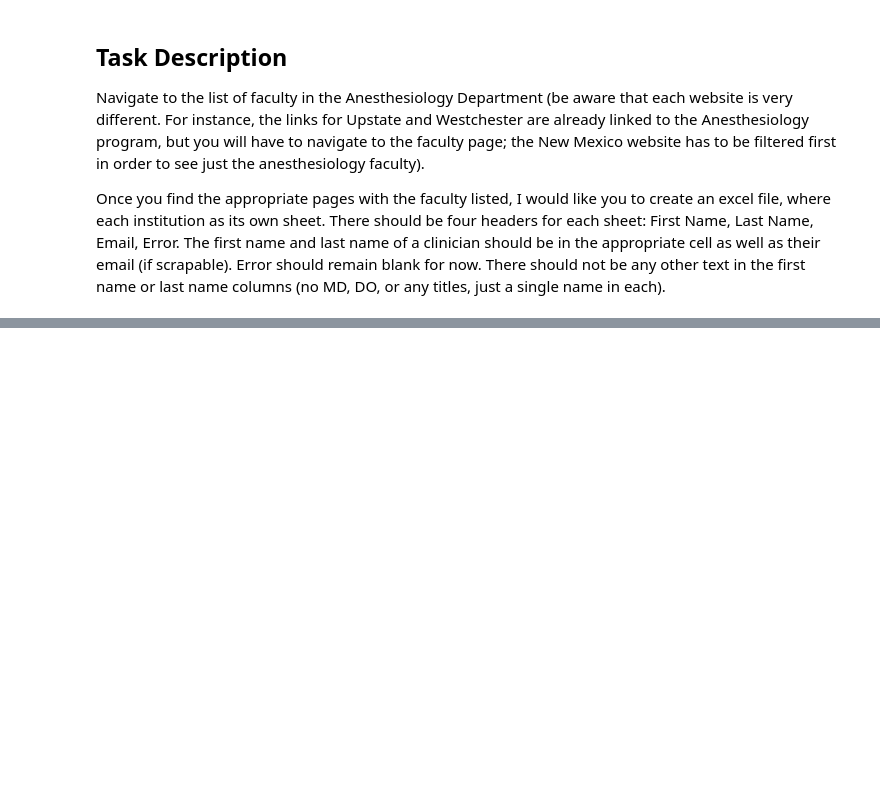
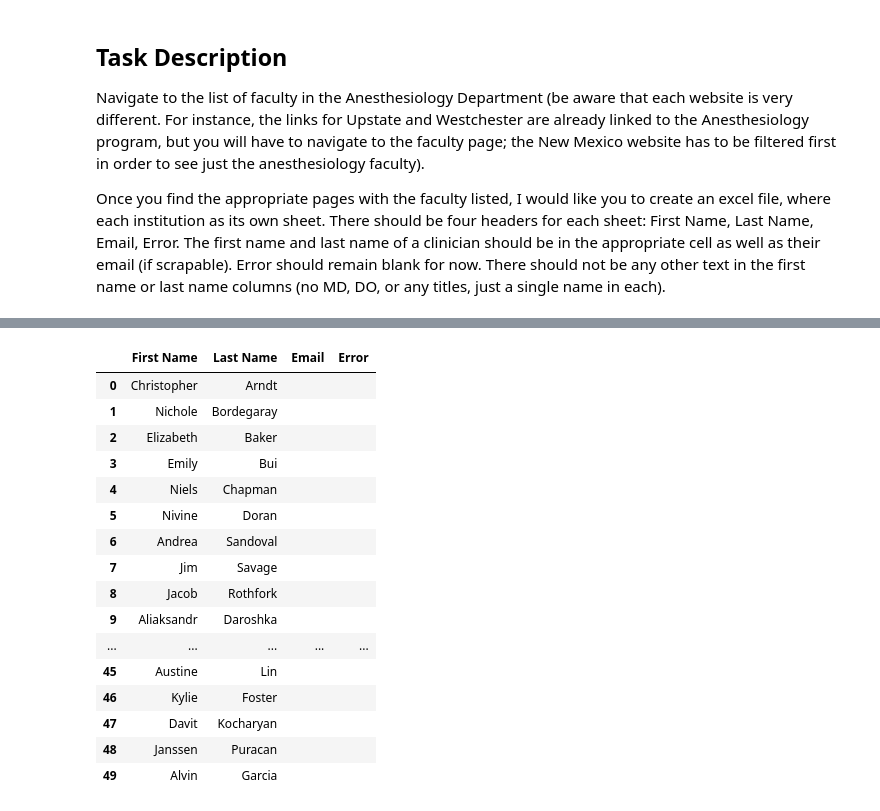
Before and after one commit to zeyad-mansour/clinical-faculty-scraper, a Jupyter notebook: Main.ipynb, the cells around one changed output, grey strips where cells are left out. Cells and saved outputs as stored; diff of their text form; code cells hidden in the pictures; blank space fills up the shorter version.

```diff
--- a/Main.ipynb
+++ b/Main.ipynb
@@ -30,12 +66,8 @@ WARNING: Skipping /opt/homebrew/lib/python3.11/site-packages/certifi-2024.2.2.di
 # %%
-from bs4 import BeautifulSoup
-import requests
-import pandas as pd
-
 # Define URLs for each institution
 urls = {
-    #"UNM": "https://hsc.unm.edu/directory/",
-    #"Upstate": "https://www.upstate.edu/anesthesiology/about-us/index.php",
+    "UNM": "https://hsc.unm.edu/directory/index.json",
+    "Upstate": "https://www.upstate.edu/anesthesiology/about-us/faculty.php",
     "Westchester": "https://www.westchestermedicalcenter.org/anesthesiology-residency-program",
 }
 
@@ -51,13 +83,63 @@ def extract_faculty_data(url, institution_name):
 
     if "hsc.unm.edu" in url:
         # Logic for University of New Mexico
-        # ... (Add your specific code here to extract faculty data and append to faculty_data list)
-        pass
+        data = response.json()
+
+        # Filter for Anesthesiology faculty
+        anesthesiology_faculty = [
+            faculty
+            for faculty in data["faculty"]
+            if "SOM - Anesthesiology" in faculty.get("departments", [])
+        ]
+
+        # Extract and format data
+        faculty_data = []
+        for faculty in anesthesiology_faculty:
+            first_name = faculty["firstName"].strip()
+            last_name = faculty["lastName"].strip()
+            email = ""  # Email not available in this dataset
+            faculty_data.append([first_name, last_name, email, ""])
+
 
     elif "upstate.edu" in url:
         # Logic for Upstate Medical University
-        # ... (Add your specific code here to extract faculty data and append to faculty_data list)
-        pass
+        faculty_page = soup.find("div", {"id": "faculty_page"})
+
+        for link in faculty_page.find_all('a', href=True):
+            response = requests.get(url + link['href'])
+            person_page = BeautifulSoup(response.content, 'html.parser')
+
+            person_page = person_page.find("div", {"class": "block-email"})
+            email_image_link = person_page.find("img")["src"]
+
+            # Run OCR on image to extract email
+            email = ""
+            try:
+                # Download and read the image
+                image_data = requests.get(email_image_link).content
+                image = Image.open(BytesIO(image_data))
+                image = add_whitespace_border(image, border_size=20)  # Add 20px border
+
+                # OCR with configuration
+                email = pytesseract.image_to_string(image, config='--psm 6')# Assume single line of text (email)
+                email = email.strip()  # Remove whitespace
+            except Exception as e:
+                print(f"Error extracting email: {e}")
+
+            split_text = link.contents[0].split(",")
+
+            if len(split_text) > 1:
+                full_name = split_text[0]
+                full_name = full_name.split(".")
+                if len(full_name) > 1:
+                    first_name = full_name[0] + "."
+                    last_name = full_name[-1]
+                    faculty_data.append([first_name.strip(), last_name.strip(), email.strip(), ""])
+                else:
+                    full_name = split_text[0].split(" ")
+                    first_name = full_name[0]
+                    last_name = full_name[-1]
+                    faculty_data.append([first_name.strip(), last_name.strip(), email.strip(), ""])
 
     elif "westchestermedicalcenter.org" in url:
         # Logic for Westchester Medical Center
@@ -77,37 +159,53 @@ def extract_faculty_data(url, institution_name):
                     full_name = full_name.split(".")
                     if len(full_name) > 1:
                         first_name = full_name[0] + "."
-                        last_name = full_name[1]
+                        last_name = full_name[-1]
                         faculty_data.append([first_name.strip(), last_name.strip(), "", ""])
                     else:
                         full_name = split_text[0].split(" ")
                         first_name = full_name[0]
-                        last_name = full_name[1]
+                        last_name = full_name[-1]
                         faculty_data.append([first_name.strip(), last_name.strip(), "", ""])
         else:
             print(f"Error: 'Faculty' heading not found on the {name} webpage.")
 
     else:
         print(f"Unsupported website: {url}")
         return
 
     # Create a pandas DataFrame
     df = pd.DataFrame(faculty_data)
 
     # Set the column headers (order matters)
     df.columns = ["First Name", "Last Name", "Email", "Error"]
 
-    display(df)
-
     return df
 
 # Iterate through URLs and extract faculty data for each institution
 for institution_name, url in urls.items():
     dfs[institution_name] = extract_faculty_data(url, institution_name)
 
 file_name = "anesthesiology_faculty.xlsx"
 with pd.ExcelWriter(file_name, engine='xlsxwriter') as writer:
     # Write each DataFrame to a separate sheet in the Excel file
     for institution_name, df in dfs.items():
         df.to_excel(writer, sheet_name=institution_name, index=False)
         print (f"Saved {institution_name} data to {file_name}")
+# %% [output]
+|  | First Name | Last Name | Email | Error |
+| 0 | Christopher | Arndt |  |  |
+| 1 | Nichole | Bordegaray |  |  |
+| 2 | Elizabeth | Baker |  |  |
+| 3 | Emily | Bui |  |  |
+| 4 | Niels | Chapman |  |  |
+| 5 | Nivine | Doran |  |  |
+| 6 | Andrea | Sandoval |  |  |
+| 7 | Jim | Savage |  |  |
+| 8 | Jacob | Rothfork |  |  |
+| 9 | Aliaksandr | Daroshka |  |  |
+| ... | ... | ... | ... | ... |
+| 45 | Austine | Lin |  |  |
+| 46 | Kylie | Foster |  |  |
+| 47 | Davit | Kocharyan |  |  |
+| 48 | Janssen | Puracan |  |  |
+| 49 | Alvin | Garcia |  |  |
```
Also changed, not shown: parts of 4 cells of this notebook, 1 other file.
